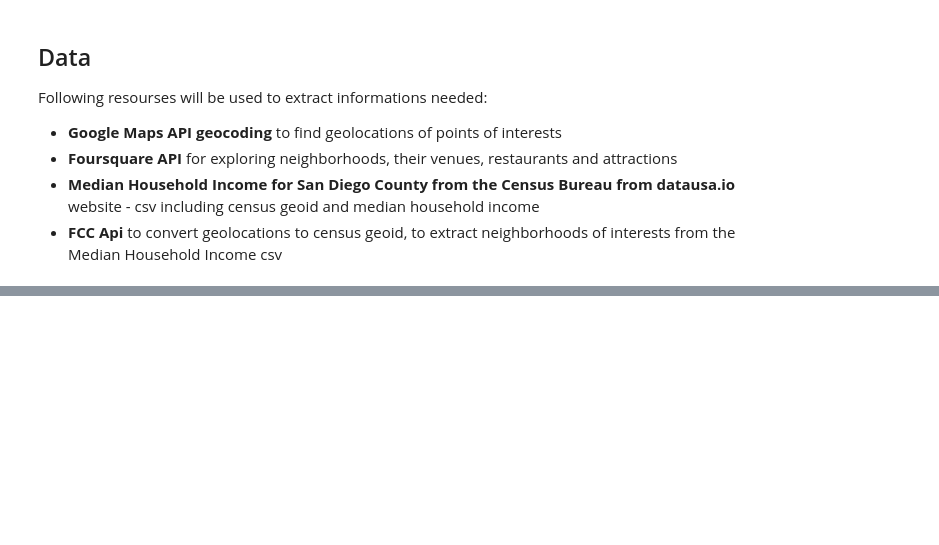
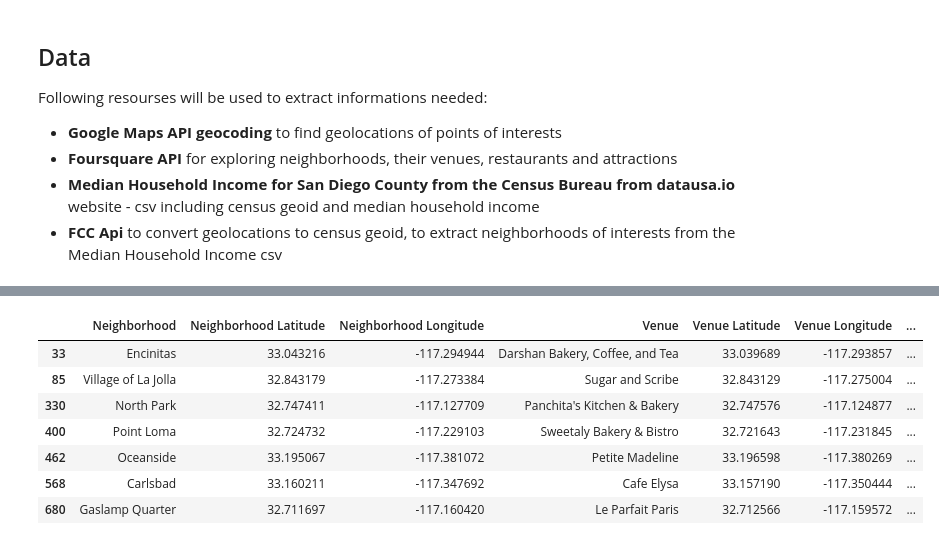
Before and after one commit to dominikalad/Coursera_Capstone, a Jupyter notebook: Capstone_DS_Project-Foursquare.ipynb, the cells around one changed output, grey strips where cells are left out. Saved outputs shown, nothing was run; the diff lists cells and outputs as text; code cells hidden in the pictures; blank space fills up the shorter version.

```diff
--- a/Capstone_DS_Project-Foursquare.ipynb
+++ b/Capstone_DS_Project-Foursquare.ipynb
@@ -88,0 +234,11 @@ df_neighborhoods
+# %%
+sd_venues[sd_venues['Venue Category'] == 'Bakery']
+# %% [output]
+|  | Neighborhood | Neighborhood Latitude | Neighborhood Longitude | Venue | Venue Latitude | Venue Longitude | ... |
+| 33 | Encinitas | 33.043216 | -117.294944 | Darshan Bakery, Coffee, and Tea | 33.039689 | -117.293857 | ... |
+| 85 | Village of La Jolla | 32.843179 | -117.273384 | Sugar and Scribe | 32.843129 | -117.275004 | ... |
+| 330 | North Park | 32.747411 | -117.127709 | Panchita's Kitchen & Bakery | 32.747576 | -117.124877 | ... |
+| 400 | Point Loma | 32.724732 | -117.229103 | Sweetaly Bakery & Bistro | 32.721643 | -117.231845 | ... |
+| 462 | Oceanside | 33.195067 | -117.381072 | Petite Madeline | 33.196598 | -117.380269 | ... |
+| 568 | Carlsbad | 33.160211 | -117.347692 | Cafe Elysa | 33.157190 | -117.350444 | ... |
+| 680 | Gaslamp Quarter | 32.711697 | -117.160420 | Le Parfait Paris | 32.712566 | -117.159572 | ... |
```
Also changed, not shown: parts of 16 cells of this notebook.
